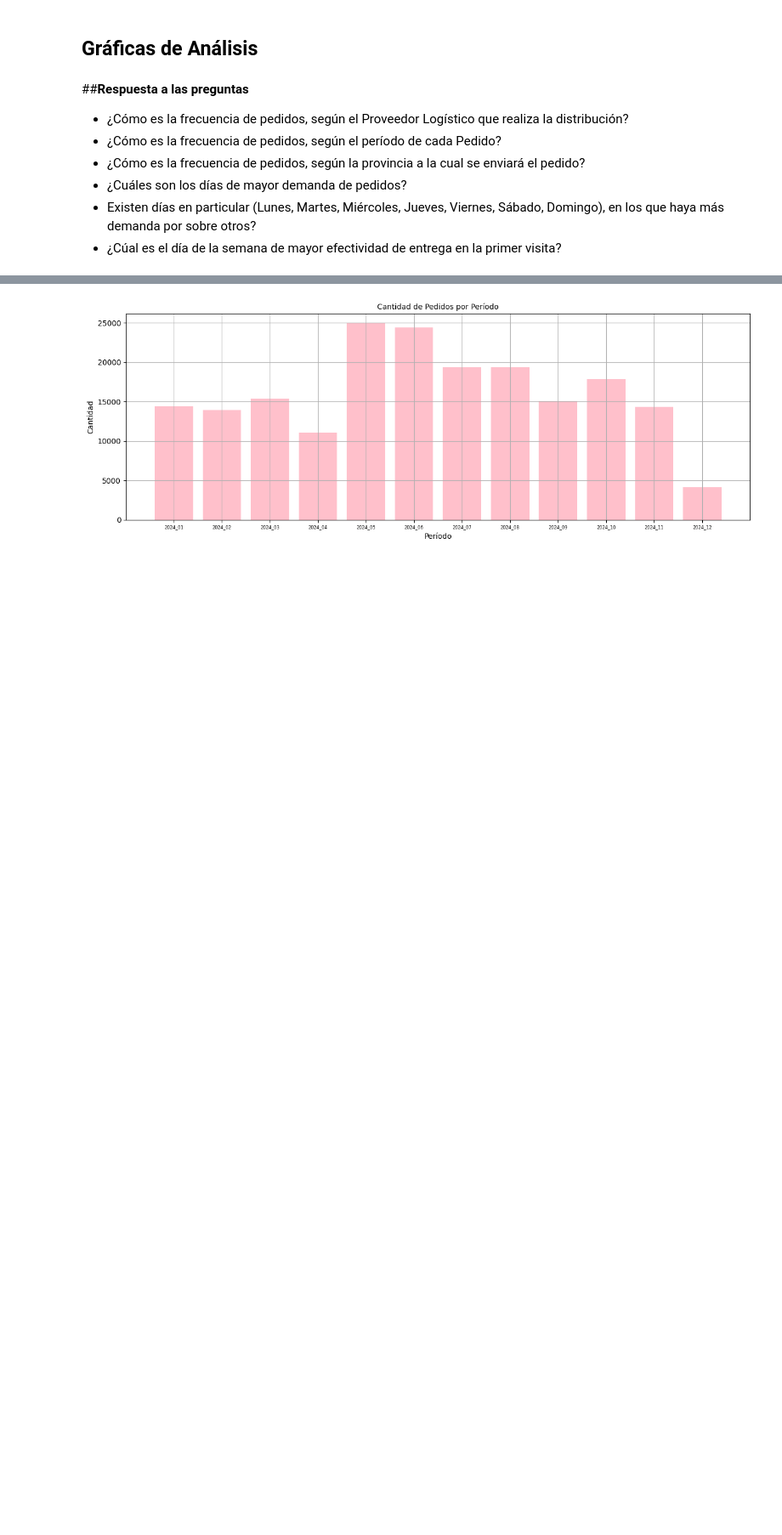
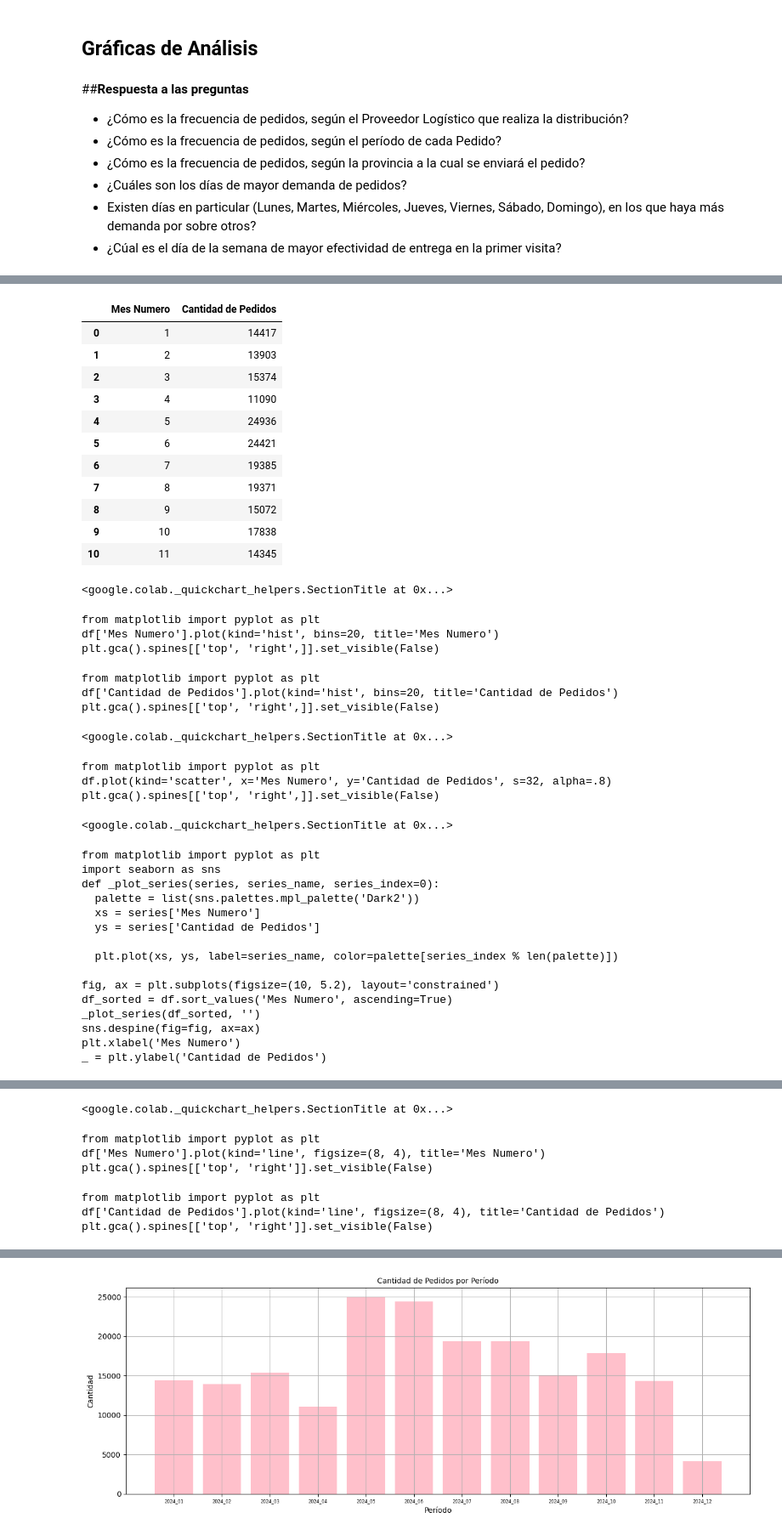
Before and after one commit to Leonardo-rodcas/Proyecto-DS-61190-E-Commerce, a Jupyter notebook: ProyectoDS_Rodriguez_Castillo_Leonardo.ipynb, the cells around one changed output, grey strips where cells are left out. Shown at 85% size. Saved outputs shown, nothing was run; the diff lists cells and outputs as text; code cells hidden in the pictures; blank space fills up the shorter version.

Commit message:
Se creó con Colab

```diff
--- a/ProyectoDS_Rodriguez_Castillo_Leonardo.ipynb
+++ b/ProyectoDS_Rodriguez_Castillo_Leonardo.ipynb
@@ -783,0 +866,43 @@ plt.tight_layout()
+# %%
+df = df.groupby('Mes Numero', as_index=False)['Cantidad de Pedidos'].sum()
+df
+# %% [output]
+|  | Mes Numero | Cantidad de Pedidos |
+| 0 | 1 | 14417 |
+| 1 | 2 | 13903 |
+| 2 | 3 | 15374 |
+| 3 | 4 | 11090 |
+| 4 | 5 | 24936 |
+| 5 | 6 | 24421 |
+| 6 | 7 | 19385 |
+| 7 | 8 | 19371 |
+| 8 | 9 | 15072 |
+| 9 | 10 | 17838 |
+| 10 | 11 | 14345 |
+<google.colab._quickchart_helpers.SectionTitle at 0x...>
+from matplotlib import pyplot as plt
+df['Mes Numero'].plot(kind='hist', bins=20, title='Mes Numero')
+plt.gca().spines[['top', 'right',]].set_visible(False)
+from matplotlib import pyplot as plt
+df['Cantidad de Pedidos'].plot(kind='hist', bins=20, title='Cantidad de Pedidos')
+plt.gca().spines[['top', 'right',]].set_visible(False)
+<google.colab._quickchart_helpers.SectionTitle at 0x...>
+from matplotlib import pyplot as plt
+df.plot(kind='scatter', x='Mes Numero', y='Cantidad de Pedidos', s=32, alpha=.8)
+plt.gca().spines[['top', 'right',]].set_visible(False)
+<google.colab._quickchart_helpers.SectionTitle at 0x...>
+from matplotlib import pyplot as plt
+import seaborn as sns
+def _plot_series(series, series_name, series_index=0):
+  palette = list(sns.palettes.mpl_palette('Dark2'))
+  xs = series['Mes Numero']
+  ys = series['Cantidad de Pedidos']
+
+  plt.plot(xs, ys, label=series_name, color=palette[series_index % len(palette)])
+
+fig, ax = plt.subplots(figsize=(10, 5.2), layout='constrained')
+df_sorted = df.sort_values('Mes Numero', ascending=True)
+_plot_series(df_sorted, '')
+sns.despine(fig=fig, ax=ax)
+plt.xlabel('Mes Numero')
+_ = plt.ylabel('Cantidad de Pedidos')
@@ -783,0 +928,7 @@ plt.tight_layout()
+<google.colab._quickchart_helpers.SectionTitle at 0x...>
+from matplotlib import pyplot as plt
+df['Mes Numero'].plot(kind='line', figsize=(8, 4), title='Mes Numero')
+plt.gca().spines[['top', 'right']].set_visible(False)
+from matplotlib import pyplot as plt
+df['Cantidad de Pedidos'].plot(kind='line', figsize=(8, 4), title='Cantidad de Pedidos')
+plt.gca().spines[['top', 'right']].set_visible(False)
```
Also changed, not shown: parts of 13 cells of this notebook.
